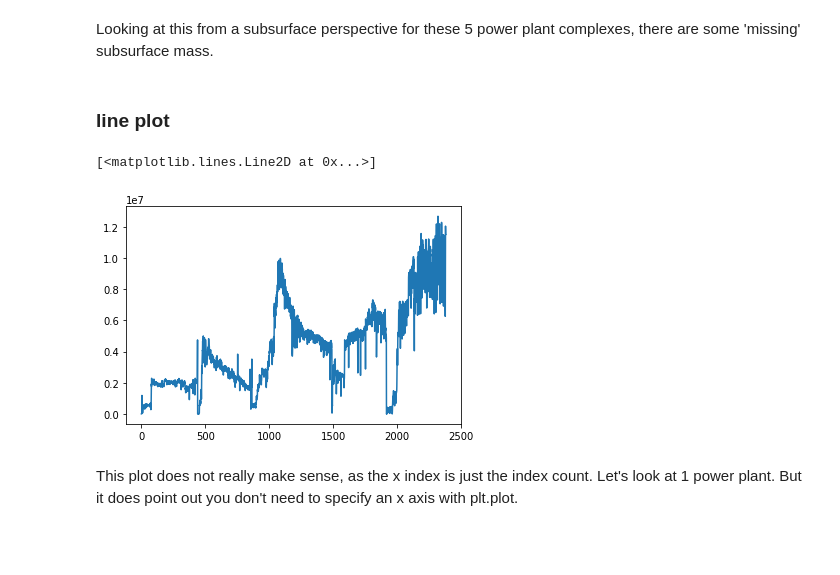
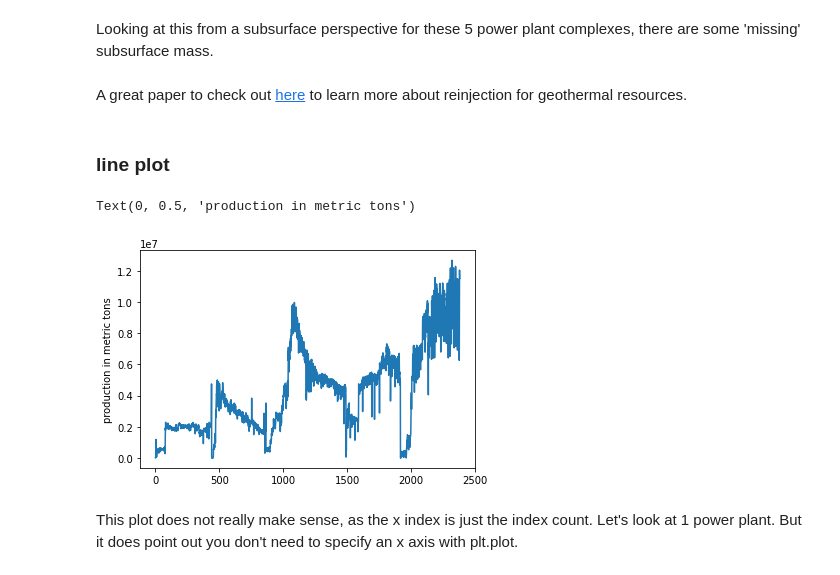
Before and after one commit to ThomasMGeo/T21-well-data-bonanza, a Jupyter notebook: T21_well_bonanza/0_ca_geotherm_data_explore.ipynb, the cells around one changed output. Saved outputs shown, nothing was run; the diff lists cells and outputs as text; code cells hidden in the pictures; blank space fills up the shorter version.

```diff
--- a/T21_well_bonanza/0_ca_geotherm_data_explore.ipynb
+++ b/T21_well_bonanza/0_ca_geotherm_data_explore.ipynb
@@ -167,13 +191,16 @@ To unpack what we did:
 *   set figure size
 # %% [markdown]
 Looking at this from a subsurface perspective for these 5 power plant complexes, there are some 'missing' subsurface mass.
+# %% [markdown]
+A great paper to check out [here](https://www.sciencedirect.com/science/article/abs/pii/S1364032110002121) to learn more about reinjection for geothermal resources.
 # %% [markdown]
 ### line plot
 # %%
 plt.plot(df_prod.prod_MT.values)
+plt.ylabel('production in metric tons')
 # %% [output]
-[<matplotlib.lines.Line2D at 0x...>]
+Text(0, 0.5, 'production in metric tons')
-[figure, old version]
+[figure, new version]
 # %% [markdown]
 This plot does not really make sense, as the x index is just the index count. Let's look at 1 power plant. But it does point out you don't need to specify an x axis with plt.plot.
 # %%
```
Also changed, not shown: parts of 39 cells of this notebook, 1 other file.
